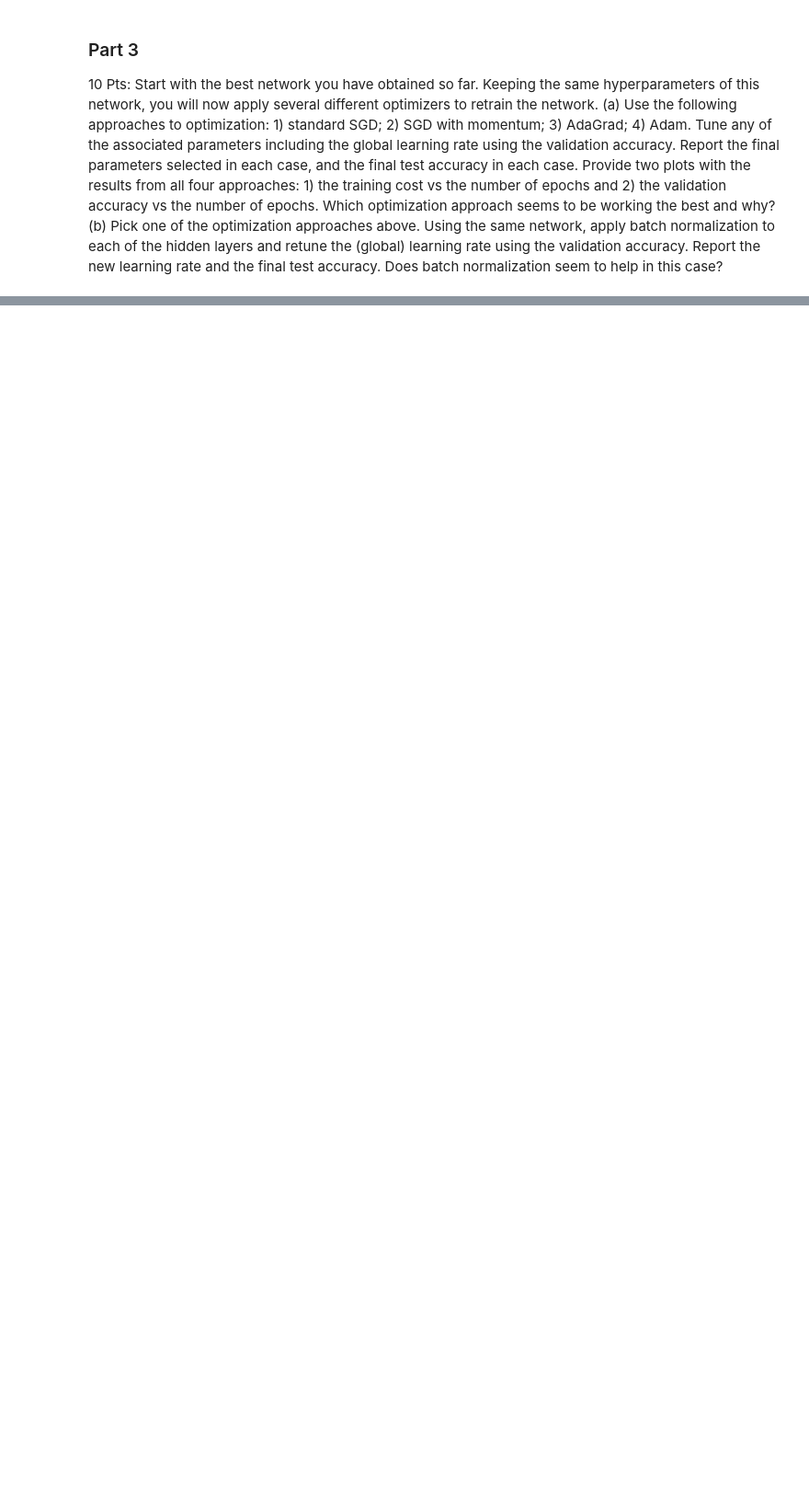
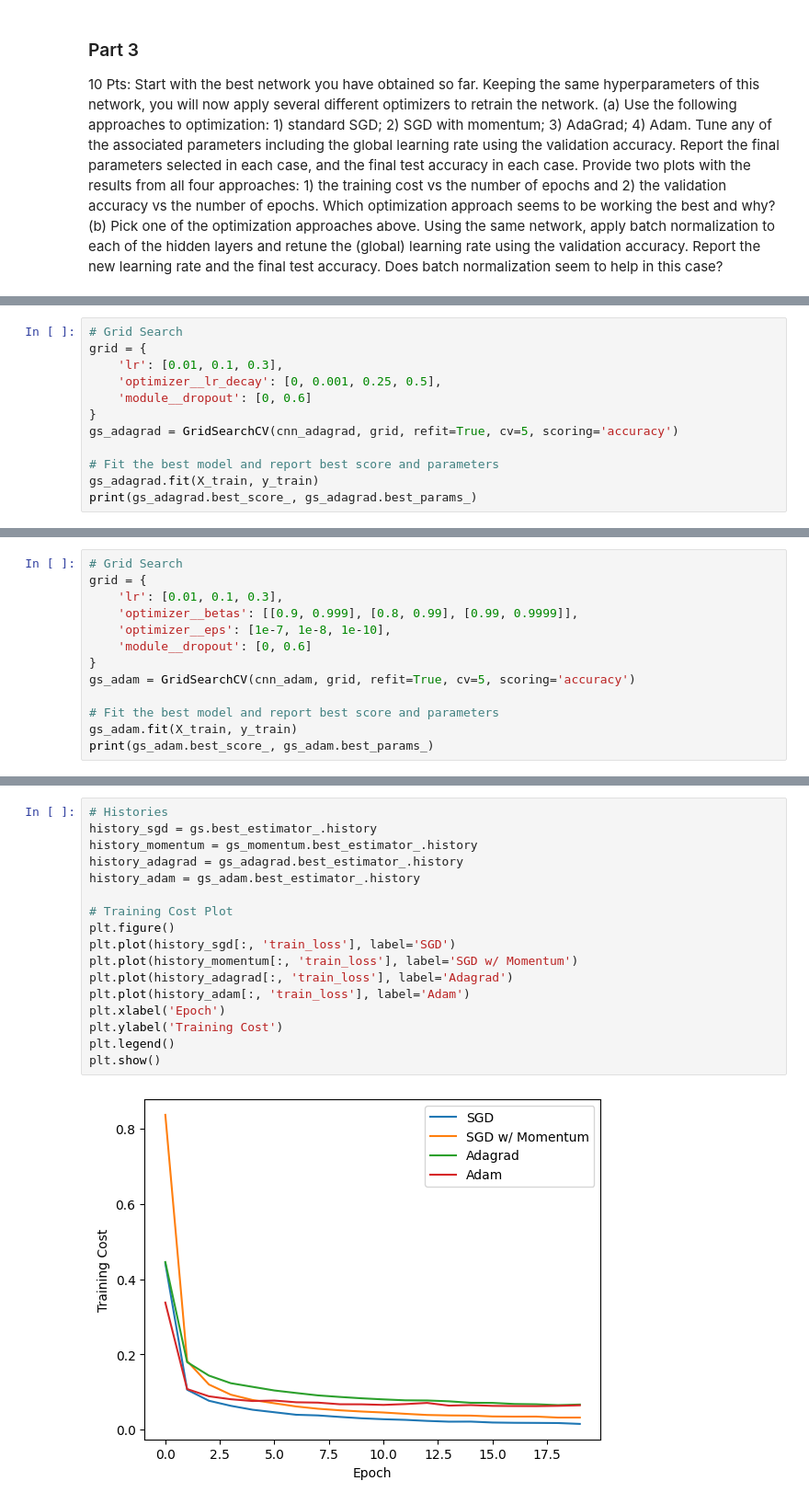
Before and after one commit to Jagardiner97/STAT-6685, a Jupyter notebook: HW4/src/cnn.ipynb, the cells around one changed output, grey strips where cells are left out. Shown at 92% size. Saved outputs shown, nothing was run; the diff lists cells and outputs as text; blank space fills up the shorter version.

```diff
--- a/HW4/src/cnn.ipynb
+++ b/HW4/src/cnn.ipynb
@@ -388,0 +454,12 @@ accuracy_score(y_test, y_pred)
+# %%
+# Grid Search
+grid = {
+    'lr': [0.01, 0.1, 0.3],
+    'optimizer__lr_decay': [0, 0.001, 0.25, 0.5],
+    'module__dropout': [0, 0.6]
+}
+gs_adagrad = GridSearchCV(cnn_adagrad, grid, refit=True, cv=5, scoring='accuracy')
+
+# Fit the best model and report best score and parameters
+gs_adagrad.fit(X_train, y_train)
+print(gs_adagrad.best_score_, gs_adagrad.best_params_)
@@ -404,0 +521,13 @@ accuracy_score(y_test, y_pred)
+# %%
+# Grid Search
+grid = {
+    'lr': [0.01, 0.1, 0.3],
+    'optimizer__betas': [[0.9, 0.999], [0.8, 0.99], [0.99, 0.9999]],
+    'optimizer__eps': [1e-7, 1e-8, 1e-10],
+    'module__dropout': [0, 0.6]
+}
+gs_adam = GridSearchCV(cnn_adam, grid, refit=True, cv=5, scoring='accuracy')
+
+# Fit the best model and report best score and parameters
+gs_adam.fit(X_train, y_train)
+print(gs_adam.best_score_, gs_adam.best_params_)
@@ -404,0 +552,19 @@ accuracy_score(y_test, y_pred)
+# %%
+# Histories
+history_sgd = gs.best_estimator_.history
+history_momentum = gs_momentum.best_estimator_.history
+history_adagrad = gs_adagrad.best_estimator_.history
+history_adam = gs_adam.best_estimator_.history
+
+# Training Cost Plot
+plt.figure()
+plt.plot(history_sgd[:, 'train_loss'], label='SGD')
+plt.plot(history_momentum[:, 'train_loss'], label='SGD w/ Momentum')
+plt.plot(history_adagrad[:, 'train_loss'], label='Adagrad')
+plt.plot(history_adam[:, 'train_loss'], label='Adam')
+plt.xlabel('Epoch')
+plt.ylabel('Training Cost')
+plt.legend()
+plt.show()
+# %% [output]
+[figure, added]
```
Also changed, not shown: parts of 17 cells of this notebook.
